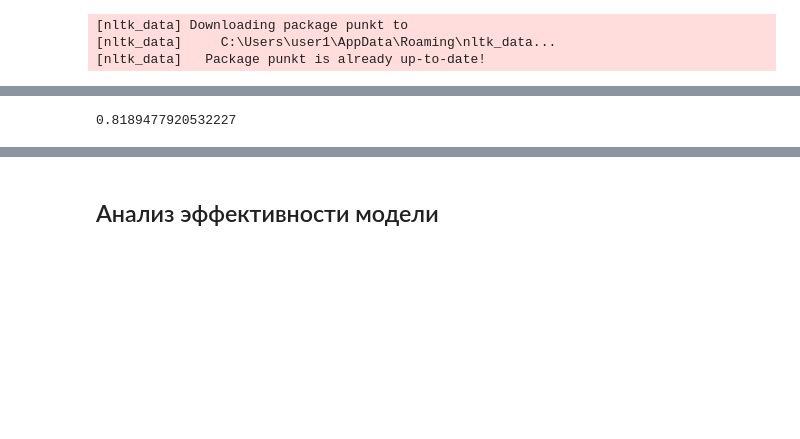
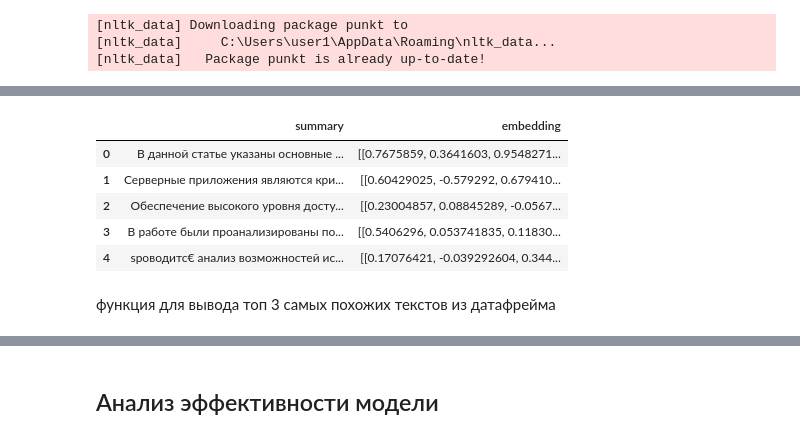
Before and after one commit to Rainfue/NLP-summary, a Jupyter notebook: Module2/Report_M2.ipynb, the cells around one changed output, grey strips where cells are left out. Saved outputs shown, nothing was run; the diff lists cells and outputs as text; code cells hidden in the pictures; blank space fills up the shorter version.

```diff
--- a/Module2/Report_M2.ipynb
+++ b/Module2/Report_M2.ipynb
@@ -673,4 +530,0 @@ from sklearn.metrics.pairwise import cosine_similarity
-# %%
-cosine_similarity(text1_vec, text2_vec).item()
-# %% [output]
-0.8189477920532227
@@ -676,0 +547,12 @@ cosine_similarity(text1_vec, text2_vec).item()
+# %%
+embs = pd.read_pickle('all_embs.pkl')
+embs.head()
+# %% [output]
+|  | summary | embedding |
+| 0 | В данной статье указаны основные ... | [[0.7675859, 0.3641603, 0.9548271... |
+| 1 | Серверные приложения являются кри... | [[0.60429025, -0.579292, 0.679410... |
+| 2 | Обеспечение высокого уровня досту... | [[0.23004857, 0.08845289, -0.0567... |
+| 3 | В работе были проанализированы по... | [[0.5406296, 0.053741835, 0.11830... |
+| 4 | ѕроводитс€ анализ возможностей ис... | [[0.17076421, -0.039292604, 0.344... |
+# %% [markdown]
+функция для вывода топ 3 самых похожих текстов из датафрейма
```
Also changed, not shown: parts of 44 cells of this notebook, 4 other files.
